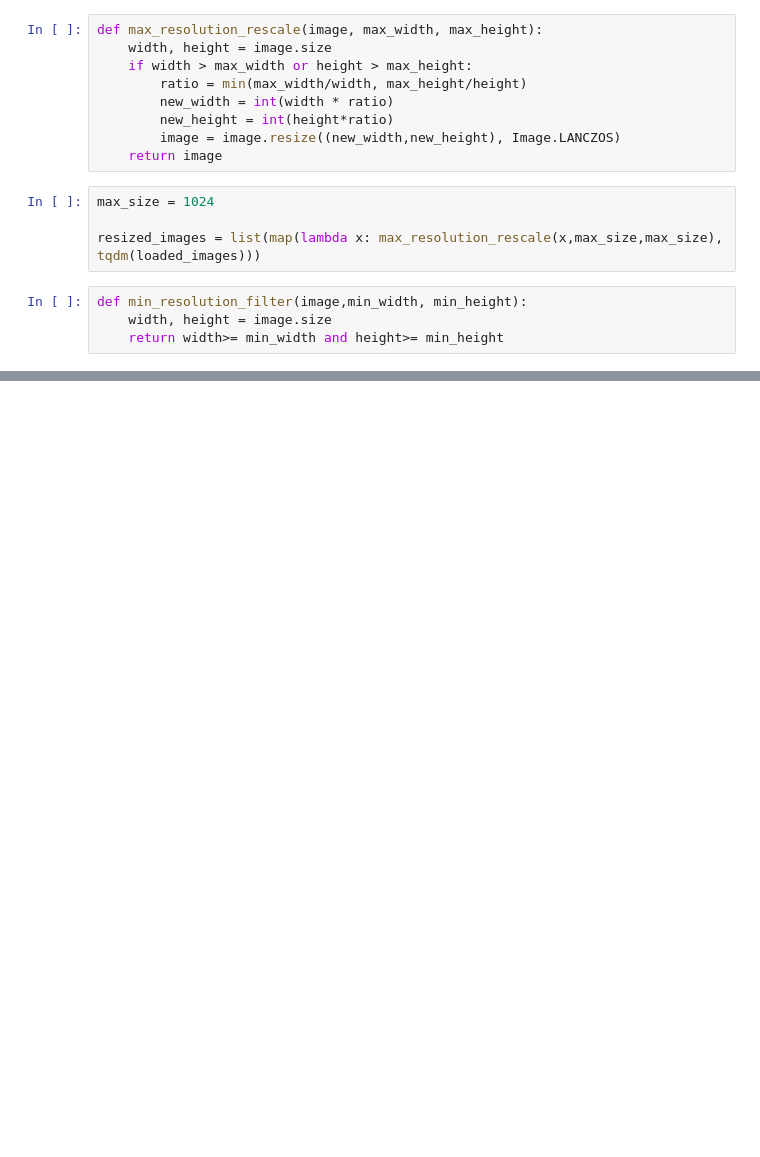
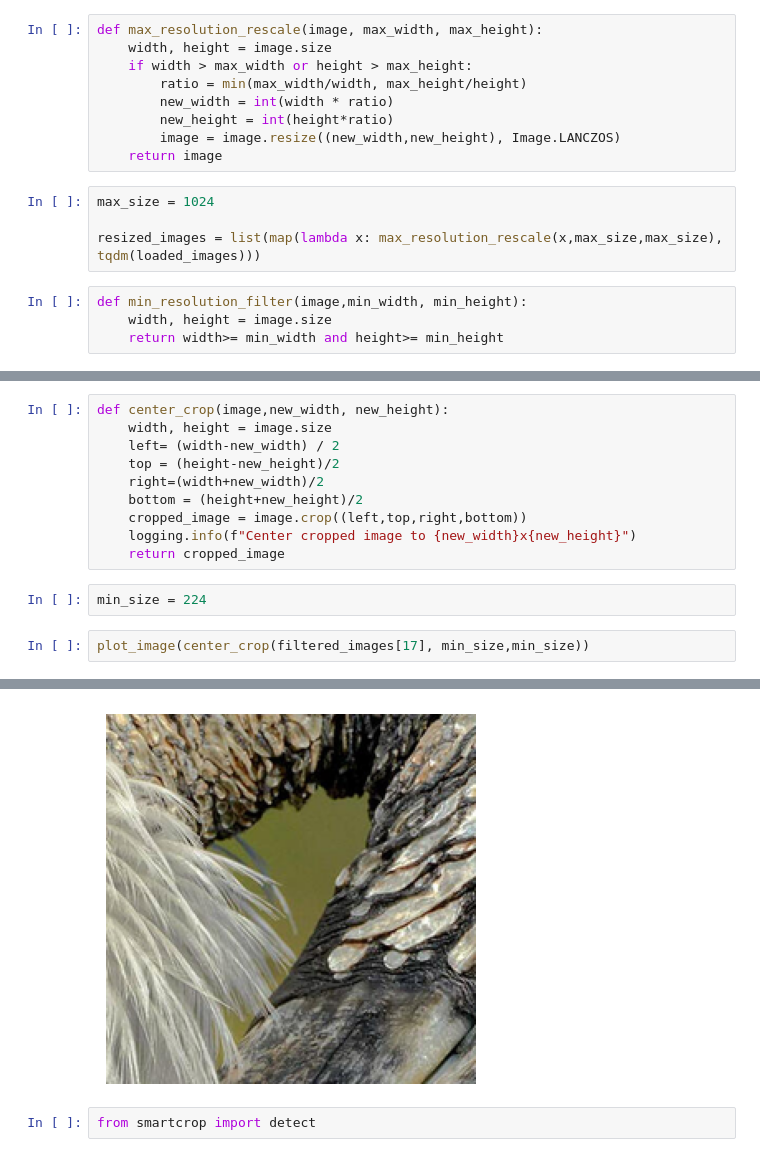
Before and after one commit to Minazor/image-classifier, a Jupyter notebook: preprocess.ipynb, the cells around one changed output, grey strips where cells are left out. Drawn from its saved outputs; the diff is of its cells as text; blank space fills up the shorter version.

Commit message:
smart cropping

```diff
--- a/preprocess.ipynb
+++ b/preprocess.ipynb
@@ -56,0 +72,15 @@ filter_images = list(filter(lambda x: max_resolution_rescale(x,min_size,min_size
+# %%
+def center_crop(image,new_width, new_height):
+    width, height = image.size
+    left= (width-new_width) / 2
+    top = (height-new_height)/2
+    right=(width+new_width)/2
+    bottom = (height+new_height)/2
+    cropped_image = image.crop((left,top,right,bottom))
+    logging.info(f"Center cropped image to {new_width}x{new_height}")
+    return cropped_image
+# %%
+min_size = 224
+# %%
+plot_image(center_crop(filtered_images[17], min_size,min_size))
+# %% [output]
@@ -56,0 +88,3 @@ filter_images = list(filter(lambda x: max_resolution_rescale(x,min_size,min_size
+[figure, added]
+# %%
+from smartcrop import detect
```
Also changed, not shown: parts of 11 cells of this notebook, 1 other file.
